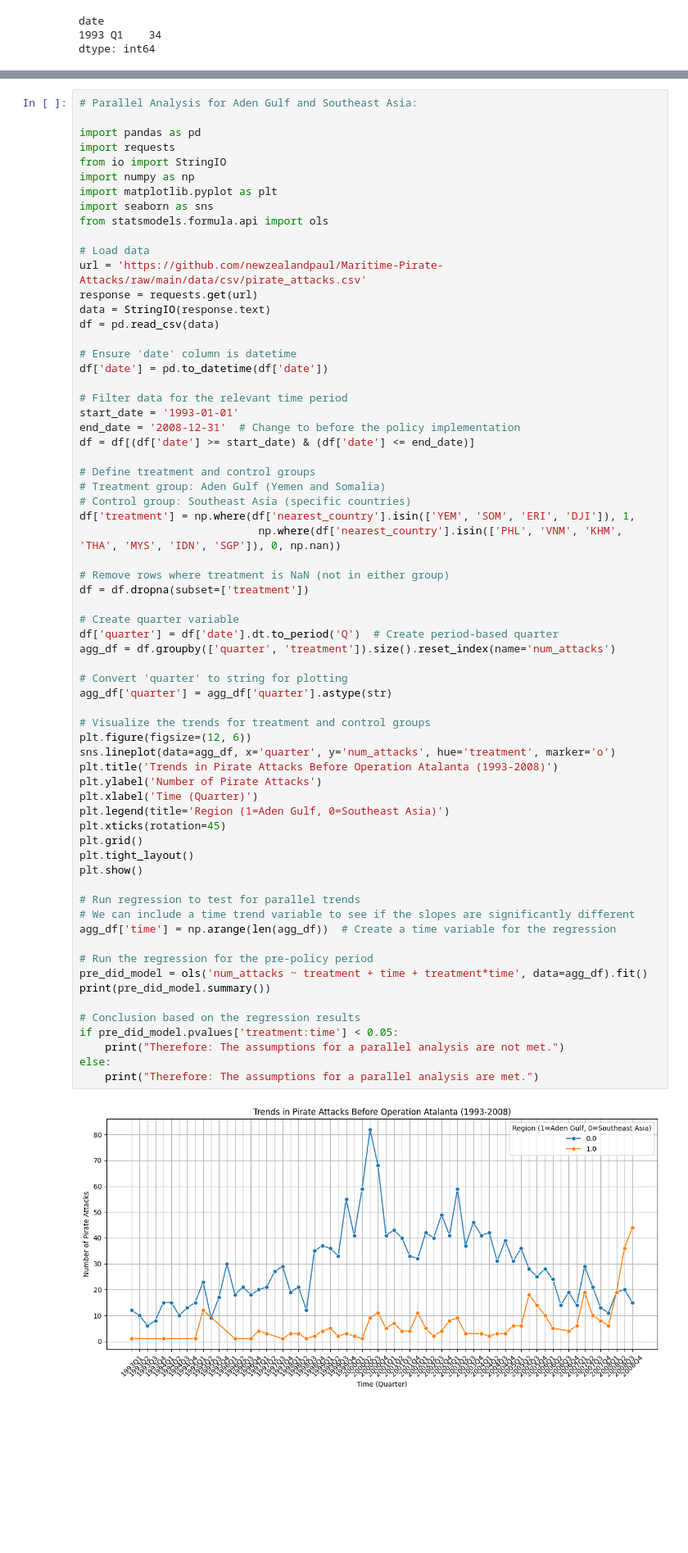
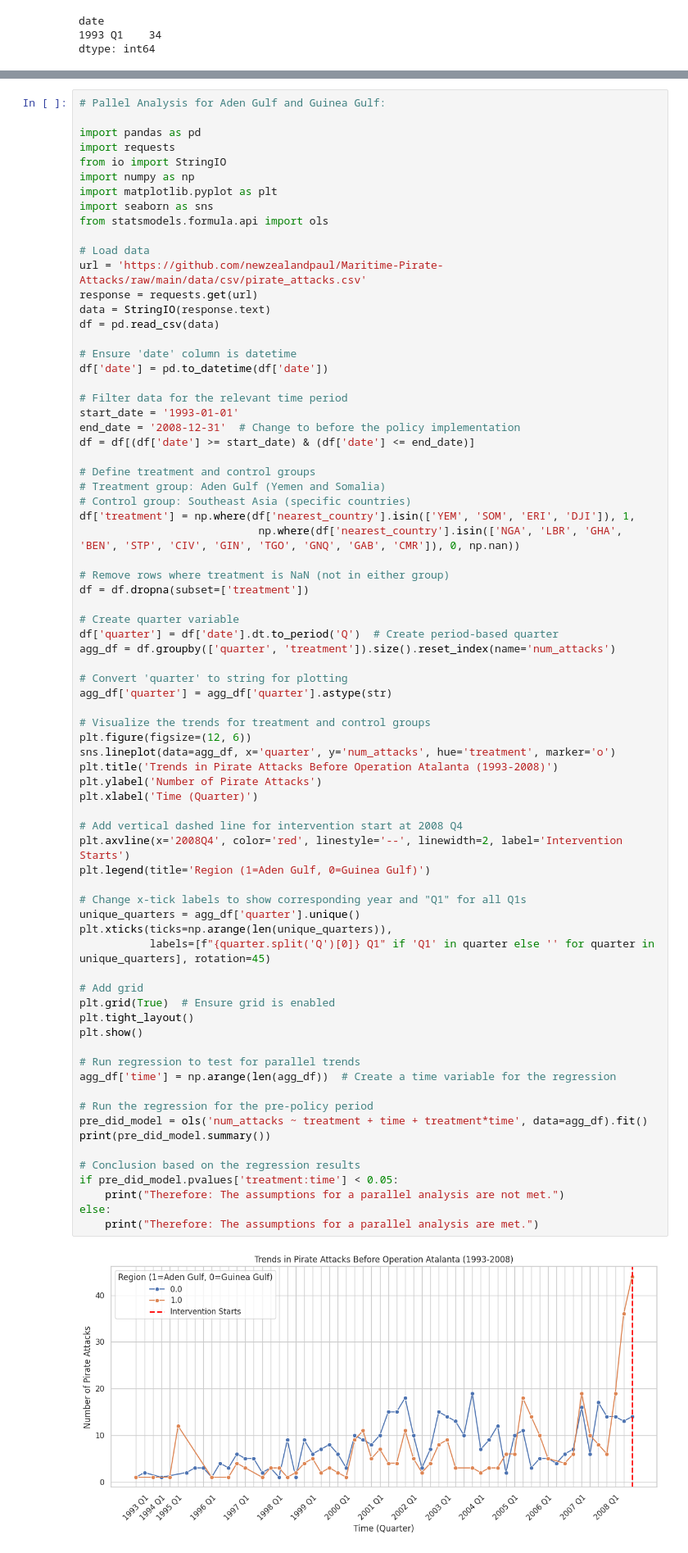
Before and after one commit to yuhengding1206/QM2-2024, a Jupyter notebook: W1_Python_Recap Copy.ipynb, the cells around one changed output, grey strips where cells are left out. Shown at 82% size. Drawn from its saved outputs; the diff is of its cells as text; blank space fills up the shorter version.

```diff
--- a/W1_Python_Recap Copy.ipynb
+++ b/W1_Python_Recap Copy.ipynb
@@ -888,5 +880,5 @@ plt.show()
 # %%
-# Parallel Analysis for Aden Gulf and Southeast Asia:
+# Pallel Analysis for Aden Gulf and Guinea Gulf:
 
 import pandas as pd
 import requests
@@ -914,44 +906,52 @@ df = df[(df['date'] >= start_date) & (df['date'] <= end_date)]
 # Treatment group: Aden Gulf (Yemen and Somalia)
 # Control group: Southeast Asia (specific countries)
 df['treatment'] = np.where(df['nearest_country'].isin(['YEM', 'SOM', 'ERI', 'DJI']), 1,
-                            np.where(df['nearest_country'].isin(['PHL', 'VNM', 'KHM', 'THA', 'MYS', 'IDN', 'SGP']), 0, np.nan))
+                            np.where(df['nearest_country'].isin(['NGA', 'LBR', 'GHA', 'BEN', 'STP', 'CIV', 'GIN', 'TGO', 'GNQ', 'GAB', 'CMR']), 0, np.nan))
 
 # Remove rows where treatment is NaN (not in either group)
 df = df.dropna(subset=['treatment'])
 
 # Create quarter variable
 df['quarter'] = df['date'].dt.to_period('Q')  # Create period-based quarter
 agg_df = df.groupby(['quarter', 'treatment']).size().reset_index(name='num_attacks')
 
 # Convert 'quarter' to string for plotting
 agg_df['quarter'] = agg_df['quarter'].astype(str)
 
 # Visualize the trends for treatment and control groups
 plt.figure(figsize=(12, 6))
 sns.lineplot(data=agg_df, x='quarter', y='num_attacks', hue='treatment', marker='o')
 plt.title('Trends in Pirate Attacks Before Operation Atalanta (1993-2008)')
 plt.ylabel('Number of Pirate Attacks')
 plt.xlabel('Time (Quarter)')
-plt.legend(title='Region (1=Aden Gulf, 0=Southeast Asia)')
-plt.xticks(rotation=45)
-plt.grid()
+
+# Add vertical dashed line for intervention start at 2008 Q4
+plt.axvline(x='2008Q4', color='red', linestyle='--', linewidth=2, label='Intervention Starts')
+plt.legend(title='Region (1=Aden Gulf, 0=Guinea Gulf)')
+
+# Change x-tick labels to show corresponding year and "Q1" for all Q1s
+unique_quarters = agg_df['quarter'].unique()
+plt.xticks(ticks=np.arange(len(unique_quarters)),
+           labels=[f"{quarter.split('Q')[0]} Q1" if 'Q1' in quarter else '' for quarter in unique_quarters], rotation=45)
+
+# Add grid
+plt.grid(True)  # Ensure grid is enabled
 plt.tight_layout()
 plt.show()
 
 # Run regression to test for parallel trends
-# We can include a time trend variable to see if the slopes are significantly different
 agg_df['time'] = np.arange(len(agg_df))  # Create a time variable for the regression
 
 # Run the regression for the pre-policy period
 pre_did_model = ols('num_attacks ~ treatment + time + treatment*time', data=agg_df).fit()
 print(pre_did_model.summary())
 
 # Conclusion based on the regression results
 if pre_did_model.pvalues['treatment:time'] < 0.05:
     print("Therefore: The assumptions for a parallel analysis are not met.")
 else:
     print("Therefore: The assumptions for a parallel analysis are met.")
 # %% [output]
-[figure, old version]
+[figure, new version]
                             OLS Regression Results
 ==============================================================================
```
Also changed, not shown: parts of 24 cells of this notebook.
